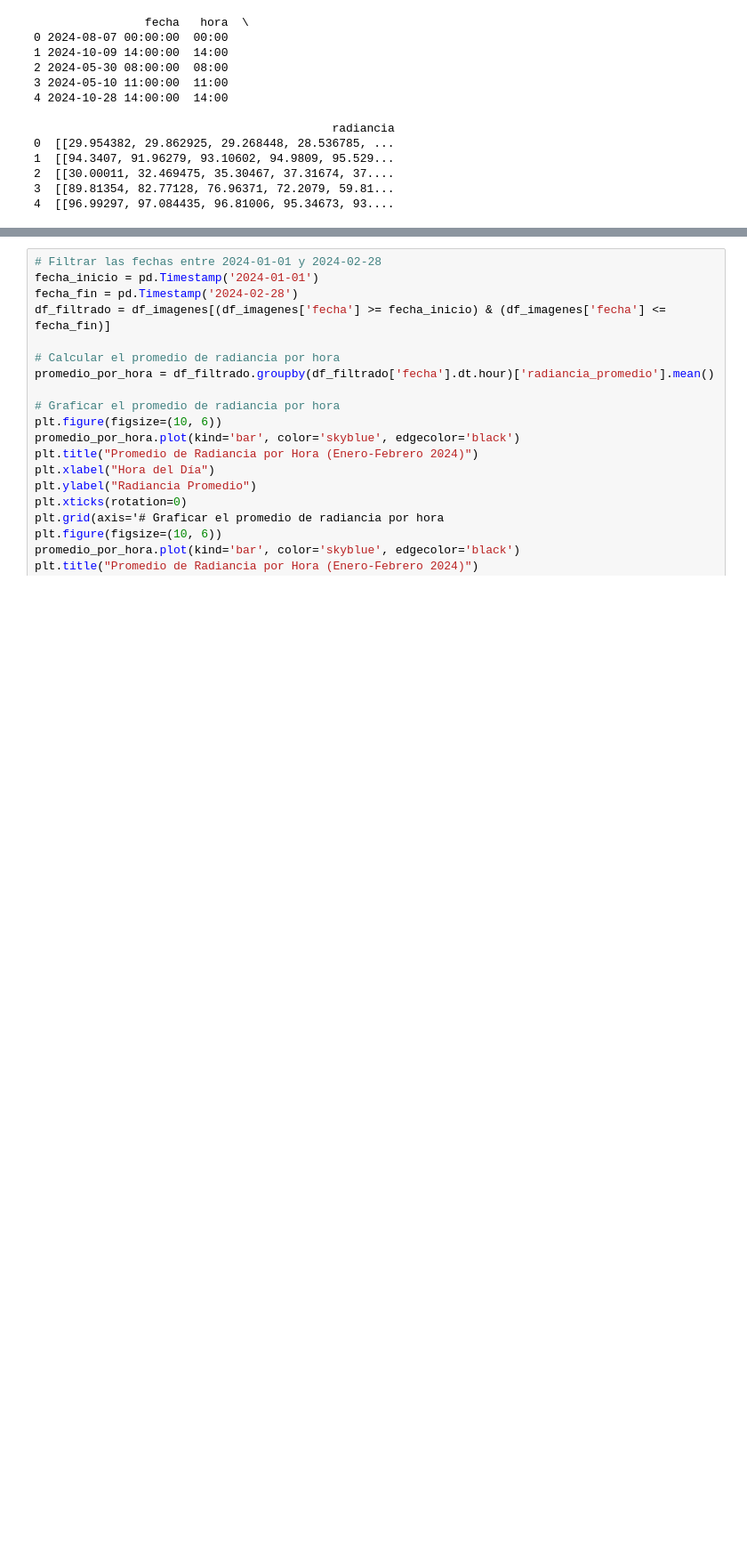
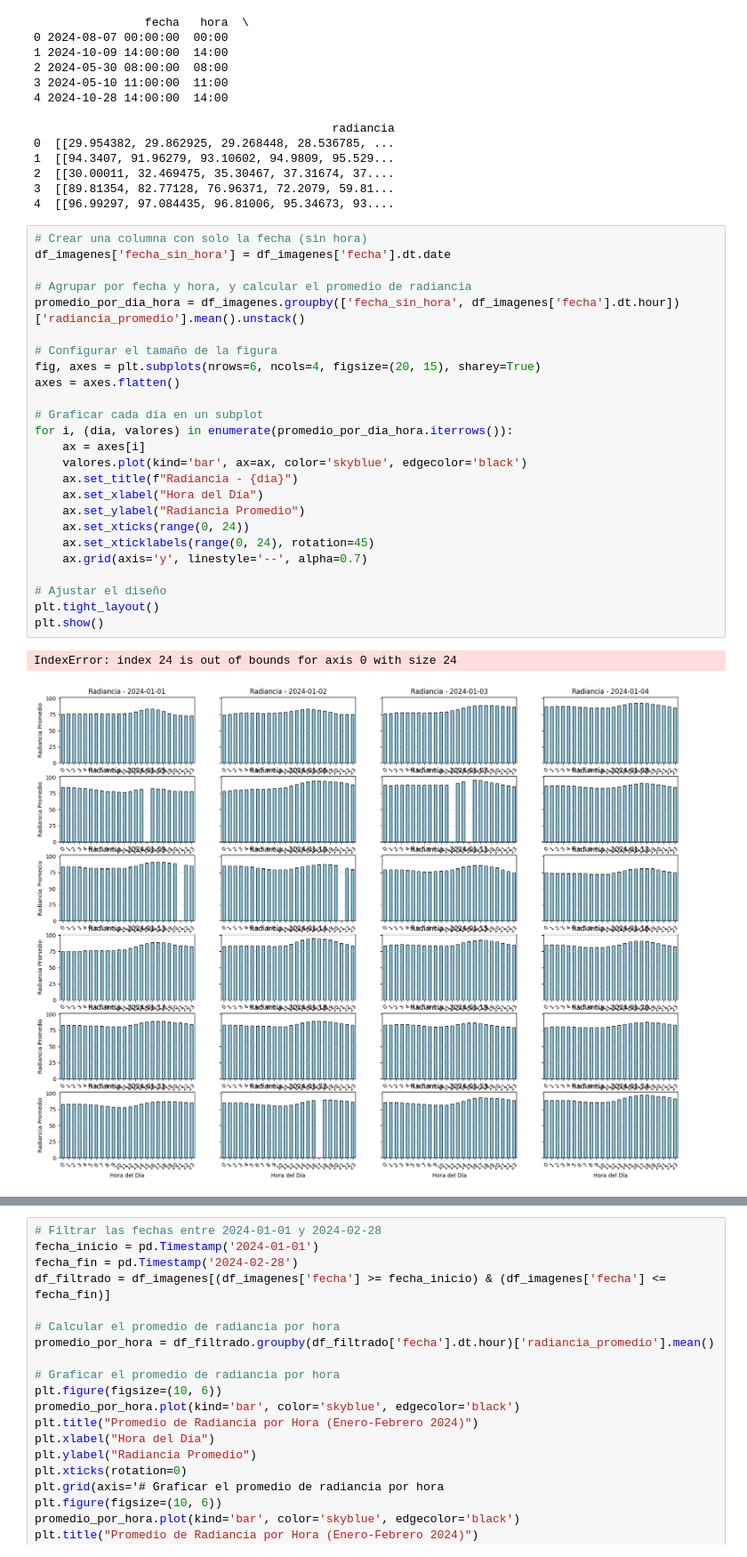
Before and after one commit to alwos19/monografia_esp_cd, a Jupyter notebook: G02.ipynb, the cells around one changed output, grey strips where cells are left out. Shown at 89% size. Saved outputs shown, nothing was run; the diff lists cells and outputs as text; blank space fills up the shorter version.

```diff
--- a/G02.ipynb
+++ b/G02.ipynb
@@ -79,3 +79,31 @@ print(df_imagenes.head())
 2  [[30.00011, 32.469475, 35.30467, 37.31674, 37....
 3  [[89.81354, 82.77128, 76.96371, 72.2079, 59.81...
 4  [[96.99297, 97.084435, 96.81006, 95.34673, 93....
+# %%
+# Crear una columna con solo la fecha (sin hora)
+df_imagenes['fecha_sin_hora'] = df_imagenes['fecha'].dt.date
+
+# Agrupar por fecha y hora, y calcular el promedio de radiancia
+promedio_por_dia_hora = df_imagenes.groupby(['fecha_sin_hora', df_imagenes['fecha'].dt.hour])['radiancia_promedio'].mean().unstack()
+
+# Configurar el tamaño de la figura
+fig, axes = plt.subplots(nrows=6, ncols=4, figsize=(20, 15), sharey=True)
+axes = axes.flatten()
+
+# Graficar cada día en un subplot
+for i, (dia, valores) in enumerate(promedio_por_dia_hora.iterrows()):
+    ax = axes[i]
+    valores.plot(kind='bar', ax=ax, color='skyblue', edgecolor='black')
+    ax.set_title(f"Radiancia - {dia}")
+    ax.set_xlabel("Hora del Día")
+    ax.set_ylabel("Radiancia Promedio")
+    ax.set_xticks(range(0, 24))
+    ax.set_xticklabels(range(0, 24), rotation=45)
+    ax.grid(axis='y', linestyle='--', alpha=0.7)
+
+# Ajustar el diseño
+plt.tight_layout()
+plt.show()
+# %% [output]
+IndexError: index 24 is out of bounds for axis 0 with size 24
+[figure, added]
```
Also changed, not shown: parts of 2 cells of this notebook.
